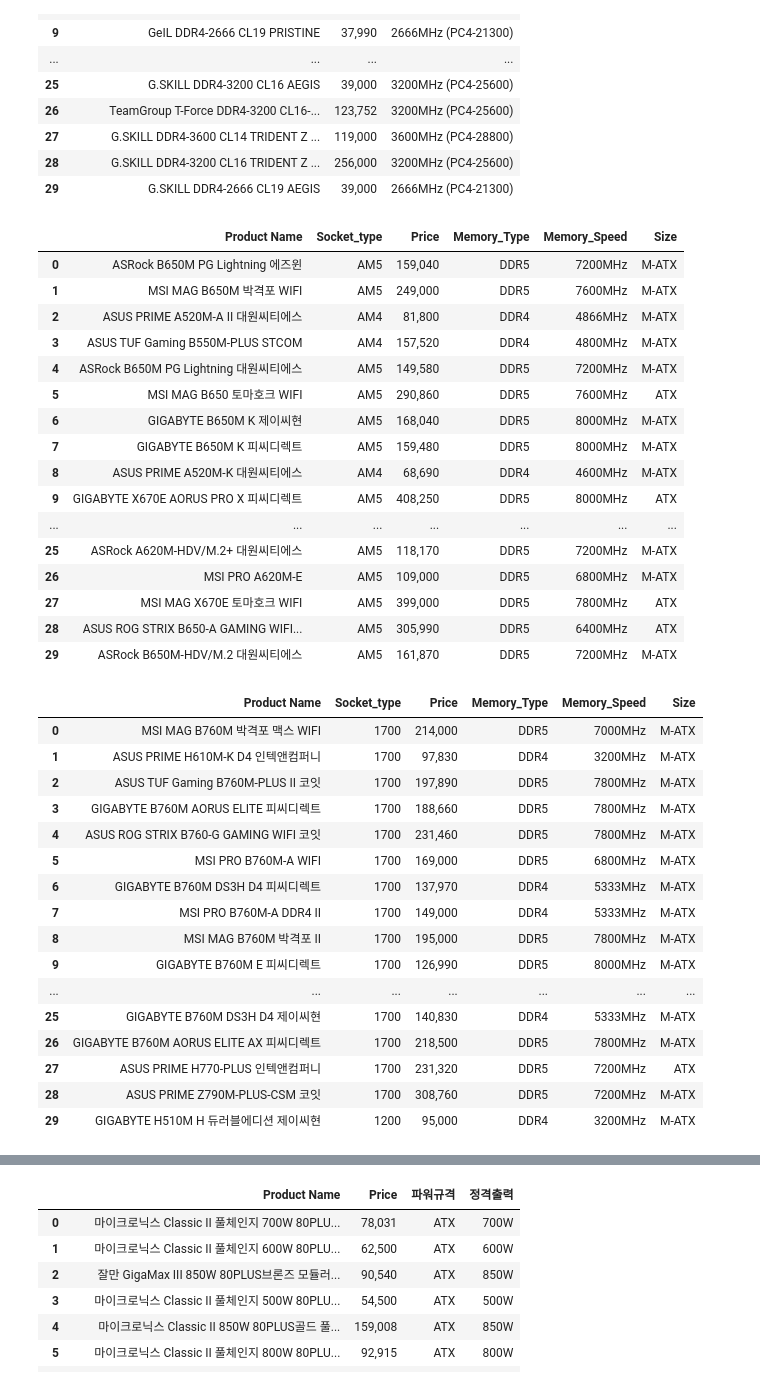
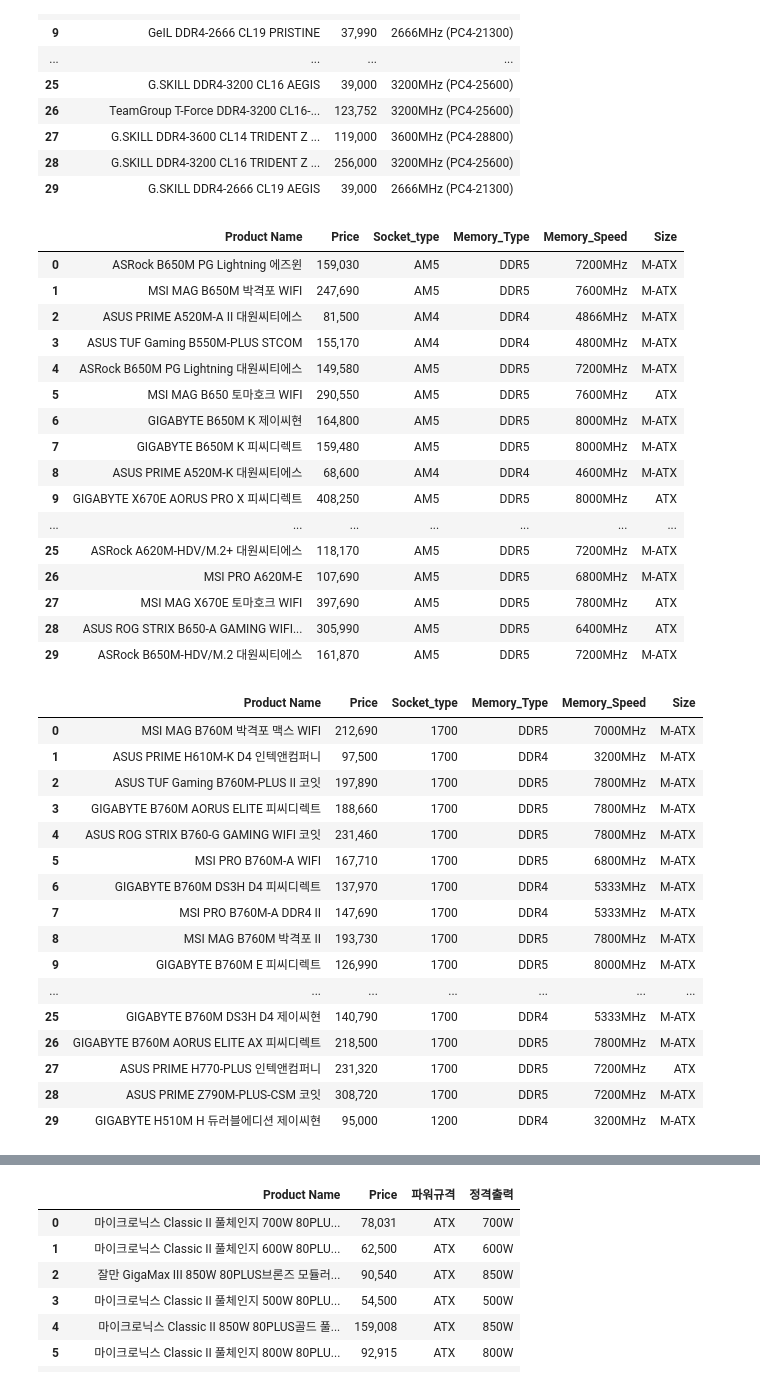
Before and after one commit to vmffotltka/Portfolio, a Jupyter notebook: AI_Computer_Quotation/codes/crawling.ipynb, the cells around one changed output, grey strips where cells are left out. Drawn from its saved outputs; the diff is of its cells as text; code cells hidden in the pictures.

```diff
--- a/AI_Computer_Quotation/codes/crawling.ipynb
+++ b/AI_Computer_Quotation/codes/crawling.ipynb
@@ -1,7 +1 @@
-# %%
-# 화면 비율 넓게 설정
-import pandas as pd
-from IPython.display import display, HTML
-display(HTML("<style>.container { width:105% !important; }</style>"))
-pd.set_option('display.max.colwidth',150)
 # %%
@@ -235,71 +212,71 @@ ddr4
 # 메인보드 크롤링
 import re
 import pandas as pd
 def board_crawling(link):
     crolled_data = crawler(link)
     i=0
     partslist = list()
     for item in crolled_data:
         if i==30: break;
         # strip 메서드로 앞 뒤 공백 제거
         name = item.select_one('p > a').get_text()[8:].strip() # 부품명
         price = item.select_one('p > a > strong').get_text() # 가격
         details = item.select_one('div.spec-box.spec-box--full > div.spec_list').get_text().split('/') # 상세정보들
         socket_type = re.split("[()]", details[0])[1][2:] # details 중 0 번째에 위치하고 있으며, AMD(소캣AM5) 이런식으로 되어 있어서 쪼갰음
         # print(socket_type)
         for idx in range(len(details)):
             if '메모리' in details[idx]:
                 memory_type = str(details[idx][4:])
                 memory_speed = str(details[idx+1].split()[0])
                 break
         size = details[2].split()[0]
         partslist.append([name, price, socket_type, memory_type, memory_speed, size])
         i+=1
-    result = pd.DataFrame(partslist, columns=['Product Name', 'Price', 'Socket_type' 'Memory_Type','Memory_Speed', 'Size'])
+    result = pd.DataFrame(partslist, columns=['Product Name', 'Price', 'Socket_type', 'Memory_Type','Memory_Speed', 'Size'])
     return result
 amd_board_link = '1131249'
 intel_board_link = '11345282'
 amd_board = board_crawling(amd_board_link)
 intel_board = board_crawling(intel_board_link)
 amd_board
 # %% [output]
-|  | Product Name | Socket_type | Price | Memory_Type | Memory_Speed | Size |
-| 0 | ASRock B650M PG Lightning 에즈윈 | AM5 | 159,040 | DDR5 | 7200MHz | M-ATX |
-| 1 | MSI MAG B650M 박격포 WIFI | AM5 | 249,000 | DDR5 | 7600MHz | M-ATX |
-| 2 | ASUS PRIME A520M-A II 대원씨티에스 | AM4 | 81,800 | DDR4 | 4866MHz | M-ATX |
-| 3 | ASUS TUF Gaming B550M-PLUS STCOM | AM4 | 157,520 | DDR4 | 4800MHz | M-ATX |
-| 4 | ASRock B650M PG Lightning 대원씨티에스 | AM5 | 149,580 | DDR5 | 7200MHz | M-ATX |
-| 5 | MSI MAG B650 토마호크 WIFI | AM5 | 290,860 | DDR5 | 7600MHz | ATX |
-| 6 | GIGABYTE B650M K 제이씨현 | AM5 | 168,040 | DDR5 | 8000MHz | M-ATX |
-| 7 | GIGABYTE B650M K 피씨디렉트 | AM5 | 159,480 | DDR5 | 8000MHz | M-ATX |
-| 8 | ASUS PRIME A520M-K 대원씨티에스 | AM4 | 68,690 | DDR4 | 4600MHz | M-ATX |
-| 9 | GIGABYTE X670E AORUS PRO X 피씨디렉트 | AM5 | 408,250 | DDR5 | 8000MHz | ATX |
+|  | Product Name | Price | Socket_type | Memory_Type | Memory_Speed | Size |
+| 0 | ASRock B650M PG Lightning 에즈윈 | 159,030 | AM5 | DDR5 | 7200MHz | M-ATX |
+| 1 | MSI MAG B650M 박격포 WIFI | 247,690 | AM5 | DDR5 | 7600MHz | M-ATX |
+| 2 | ASUS PRIME A520M-A II 대원씨티에스 | 81,500 | AM4 | DDR4 | 4866MHz | M-ATX |
+| 3 | ASUS TUF Gaming B550M-PLUS STCOM | 155,170 | AM4 | DDR4 | 4800MHz | M-ATX |
+| 4 | ASRock B650M PG Lightning 대원씨티에스 | 149,580 | AM5 | DDR5 | 7200MHz | M-ATX |
+| 5 | MSI MAG B650 토마호크 WIFI | 290,550 | AM5 | DDR5 | 7600MHz | ATX |
+| 6 | GIGABYTE B650M K 제이씨현 | 164,800 | AM5 | DDR5 | 8000MHz | M-ATX |
+| 7 | GIGABYTE B650M K 피씨디렉트 | 159,480 | AM5 | DDR5 | 8000MHz | M-ATX |
+| 8 | ASUS PRIME A520M-K 대원씨티에스 | 68,600 | AM4 | DDR4 | 4600MHz | M-ATX |
+| 9 | GIGABYTE X670E AORUS PRO X 피씨디렉트 | 408,250 | AM5 | DDR5 | 8000MHz | ATX |
 | ... | ... | ... | ... | ... | ... | ... |
-| 25 | ASRock A620M-HDV/M.2+ 대원씨티에스 | AM5 | 118,170 | DDR5 | 7200MHz | M-ATX |
-| 26 | MSI PRO A620M-E | AM5 | 109,000 | DDR5 | 6800MHz | M-ATX |
-| 27 | MSI MAG X670E 토마호크 WIFI | AM5 | 399,000 | DDR5 | 7800MHz | ATX |
-| 28 | ASUS ROG STRIX B650-A GAMING WIFI... | AM5 | 305,990 | DDR5 | 6400MHz | ATX |
-| 29 | ASRock B650M-HDV/M.2 대원씨티에스 | AM5 | 161,870 | DDR5 | 7200MHz | M-ATX |
+| 25 | ASRock A620M-HDV/M.2+ 대원씨티에스 | 118,170 | AM5 | DDR5 | 7200MHz | M-ATX |
+| 26 | MSI PRO A620M-E | 107,690 | AM5 | DDR5 | 6800MHz | M-ATX |
+| 27 | MSI MAG X670E 토마호크 WIFI | 397,690 | AM5 | DDR5 | 7800MHz | ATX |
+| 28 | ASUS ROG STRIX B650-A GAMING WIFI... | 305,990 | AM5 | DDR5 | 6400MHz | ATX |
+| 29 | ASRock B650M-HDV/M.2 대원씨티에스 | 161,870 | AM5 | DDR5 | 7200MHz | M-ATX |
 # %%
 intel_board
 # %% [output]
-|  | Product Name | Socket_type | Price | Memory_Type | Memory_Speed | Size |
-| 0 | MSI MAG B760M 박격포 맥스 WIFI | 1700 | 214,000 | DDR5 | 7000MHz | M-ATX |
-| 1 | ASUS PRIME H610M-K D4 인텍앤컴퍼니 | 1700 | 97,830 | DDR4 | 3200MHz | M-ATX |
-| 2 | ASUS TUF Gaming B760M-PLUS II 코잇 | 1700 | 197,890 | DDR5 | 7800MHz | M-ATX |
-| 3 | GIGABYTE B760M AORUS ELITE 피씨디렉트 | 1700 | 188,660 | DDR5 | 7800MHz | M-ATX |
-| 4 | ASUS ROG STRIX B760-G GAMING WIFI 코잇 | 1700 | 231,460 | DDR5 | 7800MHz | M-ATX |
-| 5 | MSI PRO B760M-A WIFI | 1700 | 169,000 | DDR5 | 6800MHz | M-ATX |
-| 6 | GIGABYTE B760M DS3H D4 피씨디렉트 | 1700 | 137,970 | DDR4 | 5333MHz | M-ATX |
-| 7 | MSI PRO B760M-A DDR4 II | 1700 | 149,000 | DDR4 | 5333MHz | M-ATX |
-| 8 | MSI MAG B760M 박격포 II | 1700 | 195,000 | DDR5 | 7800MHz | M-ATX |
-| 9 | GIGABYTE B760M E 피씨디렉트 | 1700 | 126,990 | DDR5 | 8000MHz | M-ATX |
+|  | Product Name | Price | Socket_type | Memory_Type | Memory_Speed | Size |
+| 0 | MSI MAG B760M 박격포 맥스 WIFI | 212,690 | 1700 | DDR5 | 7000MHz | M-ATX |
+| 1 | ASUS PRIME H610M-K D4 인텍앤컴퍼니 | 97,500 | 1700 | DDR4 | 3200MHz | M-ATX |
+| 2 | ASUS TUF Gaming B760M-PLUS II 코잇 | 197,890 | 1700 | DDR5 | 7800MHz | M-ATX |
+| 3 | GIGABYTE B760M AORUS ELITE 피씨디렉트 | 188,660 | 1700 | DDR5 | 7800MHz | M-ATX |
+| 4 | ASUS ROG STRIX B760-G GAMING WIFI 코잇 | 231,460 | 1700 | DDR5 | 7800MHz | M-ATX |
+| 5 | MSI PRO B760M-A WIFI | 167,710 | 1700 | DDR5 | 6800MHz | M-ATX |
+| 6 | GIGABYTE B760M DS3H D4 피씨디렉트 | 137,970 | 1700 | DDR4 | 5333MHz | M-ATX |
+| 7 | MSI PRO B760M-A DDR4 II | 147,690 | 1700 | DDR4 | 5333MHz | M-ATX |
+| 8 | MSI MAG B760M 박격포 II | 193,730 | 1700 | DDR5 | 7800MHz | M-ATX |
+| 9 | GIGABYTE B760M E 피씨디렉트 | 126,990 | 1700 | DDR5 | 8000MHz | M-ATX |
 | ... | ... | ... | ... | ... | ... | ... |
-| 25 | GIGABYTE B760M DS3H D4 제이씨현 | 1700 | 140,830 | DDR4 | 5333MHz | M-ATX |
-| 26 | GIGABYTE B760M AORUS ELITE AX 피씨디렉트 | 1700 | 218,500 | DDR5 | 7800MHz | M-ATX |
-| 27 | ASUS PRIME H770-PLUS 인텍앤컴퍼니 | 1700 | 231,320 | DDR5 | 7200MHz | ATX |
-| 28 | ASUS PRIME Z790M-PLUS-CSM 코잇 | 1700 | 308,760 | DDR5 | 7200MHz | M-ATX |
-| 29 | GIGABYTE H510M H 듀러블에디션 제이씨현 | 1200 | 95,000 | DDR4 | 3200MHz | M-ATX |
+| 25 | GIGABYTE B760M DS3H D4 제이씨현 | 140,790 | 1700 | DDR4 | 5333MHz | M-ATX |
+| 26 | GIGABYTE B760M AORUS ELITE AX 피씨디렉트 | 218,500 | 1700 | DDR5 | 7800MHz | M-ATX |
+| 27 | ASUS PRIME H770-PLUS 인텍앤컴퍼니 | 231,320 | 1700 | DDR5 | 7200MHz | ATX |
+| 28 | ASUS PRIME Z790M-PLUS-CSM 코잇 | 308,720 | 1700 | DDR5 | 7200MHz | M-ATX |
+| 29 | GIGABYTE H510M H 듀러블에디션 제이씨현 | 95,000 | 1200 | DDR4 | 3200MHz | M-ATX |
 # %%
 amd_board.to_csv('amd_board.csv',encoding='cp949', index=False)
 intel_board.to_csv('intel_board.csv',encoding='cp949', index=False)
```
Also changed, not shown: parts of 13 cells of this notebook.
